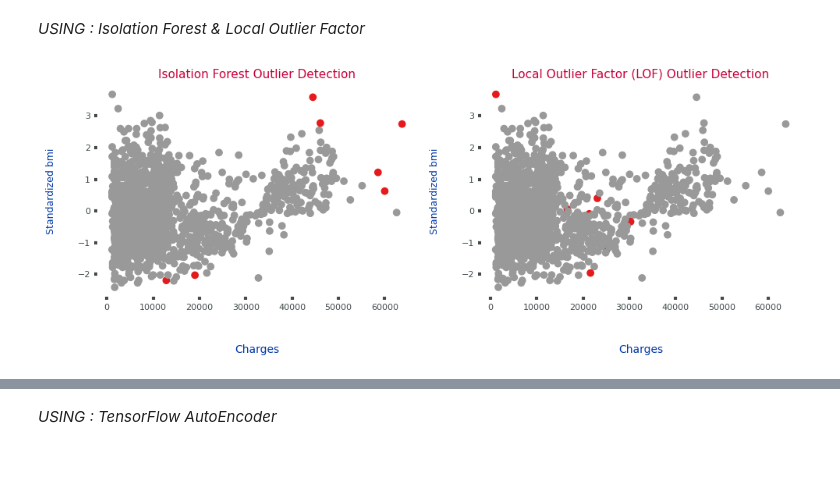
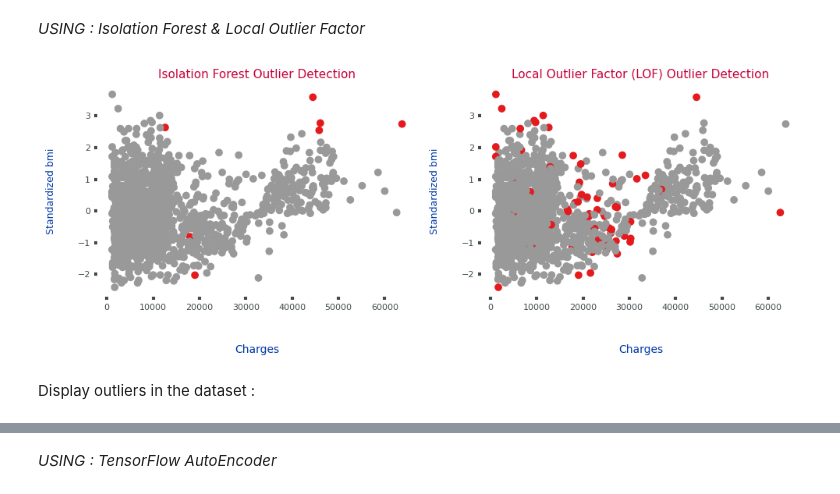
Before and after one commit to MohammedNasserAhmed/MHIP, a Jupyter notebook: MHIP.ipynb, the cells around one changed output, grey strips where cells are left out. Cells and saved outputs as stored; diff of their text form; code cells hidden in the pictures; blank space fills up the shorter version.

```diff
--- a/MHIP.ipynb
+++ b/MHIP.ipynb
@@ -422,8 +409,7 @@ plt.show()
 # %% [markdown]
 #### **[ 7 : 2 ] Target Variable Vs. Independent Variables**
 # %%
-plt.rcParams['font.size'] = 8
-plt.rcParams['text.color'] = '#CC5500'
+#plt.rcParams['text.color'] = '#CC5500'
 def create_plot(data, var_1="smoker", var_2 = "charges", metrics=True, metrics_size= 8):
 
     g = sns.FacetGrid(data, col=var_1)
@@ -605,12 +638,12 @@ charges     0
 # %% [markdown]
 **Dublicated Data**
 # %%
-# Detect dublicated data
+# Detect duplicated data
 dups = df.duplicated()
-print(dups.any())
-Display(df[dups], index=True)
 
-# drop the dublicated observations
-df = df.drop(581, axis=0)
-df = df.reset_index(drop=True)
+# If there are any duplicates, print them out and then remove them
+if dups.any():
+    printout(df[dups], show_index=True)
+    # Drop the duplicated observations by index
+    df = df.drop(df[dups].index, axis=0).reset_index(drop=True)
 # %% [output]
@@ -699,51 +901,53 @@ for col in cat_features:
 # %% [markdown]
 *USING : Isolation Forest & Local Outlier Factor*
 # %%
+def format_plot(ax, x_label, y_label):
+    for spine in ax.spines.values():
+        spine.set_linewidth(0)
+    ax.set_ylabel(y_label, fontsize=9, labelpad=20, color="#0039A6")
+    ax.set_xlabel(x_label, fontsize=10, labelpad=30, color="#0039A6")
+    ax.tick_params(axis='x', colors='#414A4C', length=3, width=3, labelsize=8)
+    ax.tick_params(axis='y', colors='#414A4C', length=3, width=3, labelsize=8)
+
 # Extract the charges column (target variable)
-charges = iso_ds['charges'].values.reshape(-1, 1)
+ds = df.copy()
+charges = ds['charges'].values.reshape(-1, 1)
+
+# Encode categorical features
+ds = encode_categoricals(ds)
 
 # Standardize the features
 scaler = StandardScaler()
-X_scaled = scaler.fit_transform(iso_ds)
+X_scaled = scaler.fit_transform(ds)
 
 # Apply Isolation Forest for outlier detection
 iso_forest = IsolationForest(contamination=0.005)
 iso_preds = iso_forest.fit_predict(X_scaled)
 
 # Apply Local Outlier Factor (LOF) for outlier detection
-lof = LocalOutlierFactor(contamination=0.005)
+lof = LocalOutlierFactor(contamination=0.05)
 lof_preds = lof.fit_predict(X_scaled)
 
 # Visualize the results
 plt.figure(figsize=(10, 4))
 
 plt.subplot(1, 2, 1)
 plt.scatter(charges, X_scaled[:, 2], c=iso_preds, cmap='Set1')
 ax=plt.gca()
-for spine in ax.spines.values():
-    spine.set_linewidth(0)
-ax.set_ylabel('Standardized bmi', fontsize=9, labelpad=20, color = "#0039A6")
-ax.set_xlabel('Charges', fontsize=10, labelpad=30, color = "#0039A6")
-ax.tick_params(axis='x', colors='#414A4C',length=3, width=3, labelsize=8)  # Set the color of the x-axis tick marks and labels
-ax.tick_params(axis='y', colors='#414A4C', length=3, width=3, labelsize=8)
-
+format_plot(ax, 'Charges', 'Standardized bmi')
 plt.title('Isolation Forest Outlier Detection', fontsize=11, color='#C70039')
 
 plt.subplot(1, 2, 2)
 plt.scatter(charges, X_scaled[:, 2], c=lof_preds, cmap='Set1')
 ax=plt.gca()
-for spine in ax.spines.values():
-    spine.set_linewidth(0)
-ax.set_ylabel('Standardized bmi', fontsize=9, labelpad=20, color = "#0039A6")
-ax.set_xlabel('Charges', fontsize=10, labelpad=30, color = "#0039A6")
-ax.tick_params(axis='x', colors='#414A4C',length=3, width=3, labelsize=8)  # Set the color of the x-axis tick marks and labels
-ax.tick_params(axis='y', colors='#414A4C', length=3, width=3, labelsize=8)
-
-plt.title('Local Outlier Factor (LOF) Outlier Detection', fontsize=11, color='#C70039') #4D3C77", "#C70039
+format_plot(ax, 'Charges', 'Standardized bmi')
+plt.title('Local Outlier Factor (LOF) Outlier Detection', fontsize=11, color='#C70039')
 
 plt.tight_layout()
 plt.show()
 # %% [output]
-[figure, old version]
+[figure, new version]
+# %% [markdown]
+Display outliers in the dataset :
 # %%
 # Return outlier observations using Isolation Forest
```
Also changed, not shown: parts of 70 cells of this notebook.
